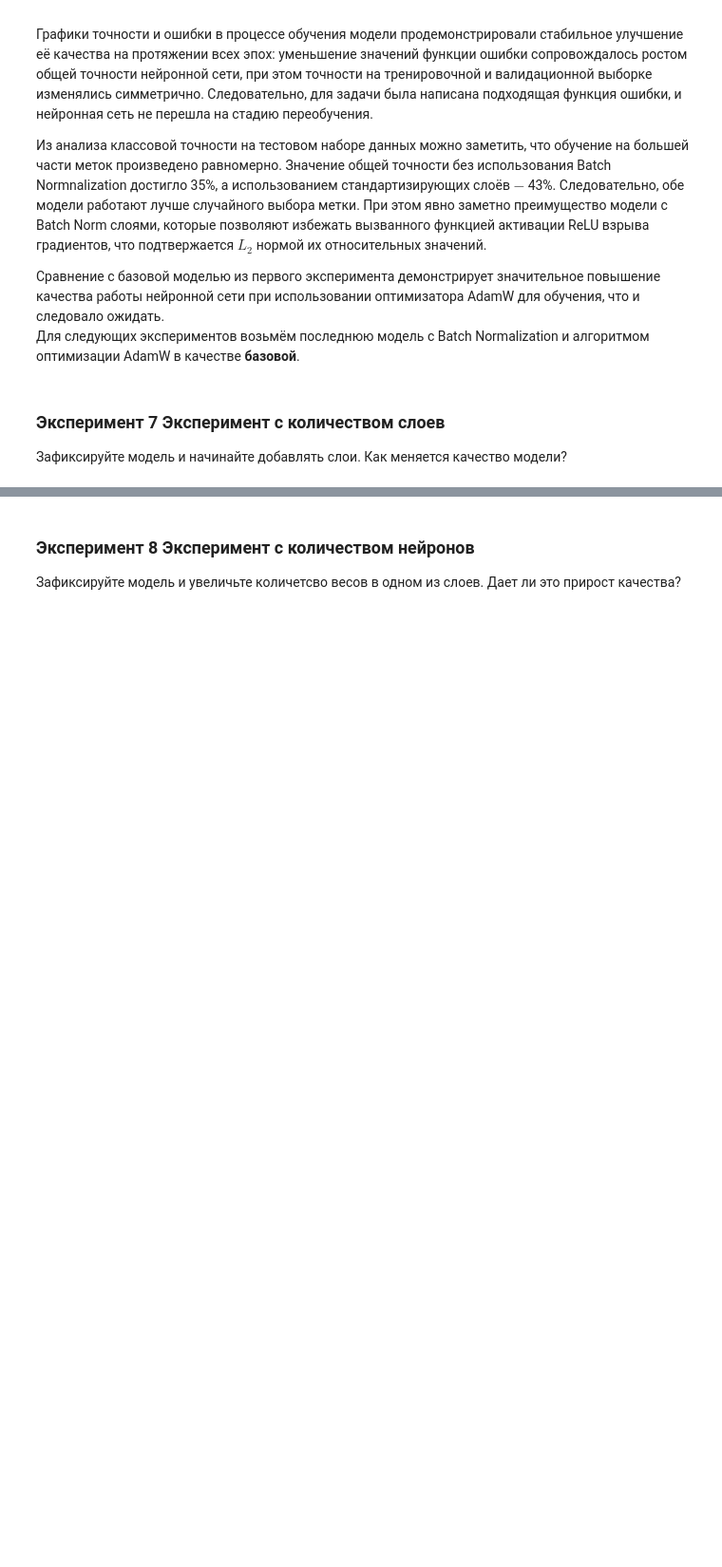
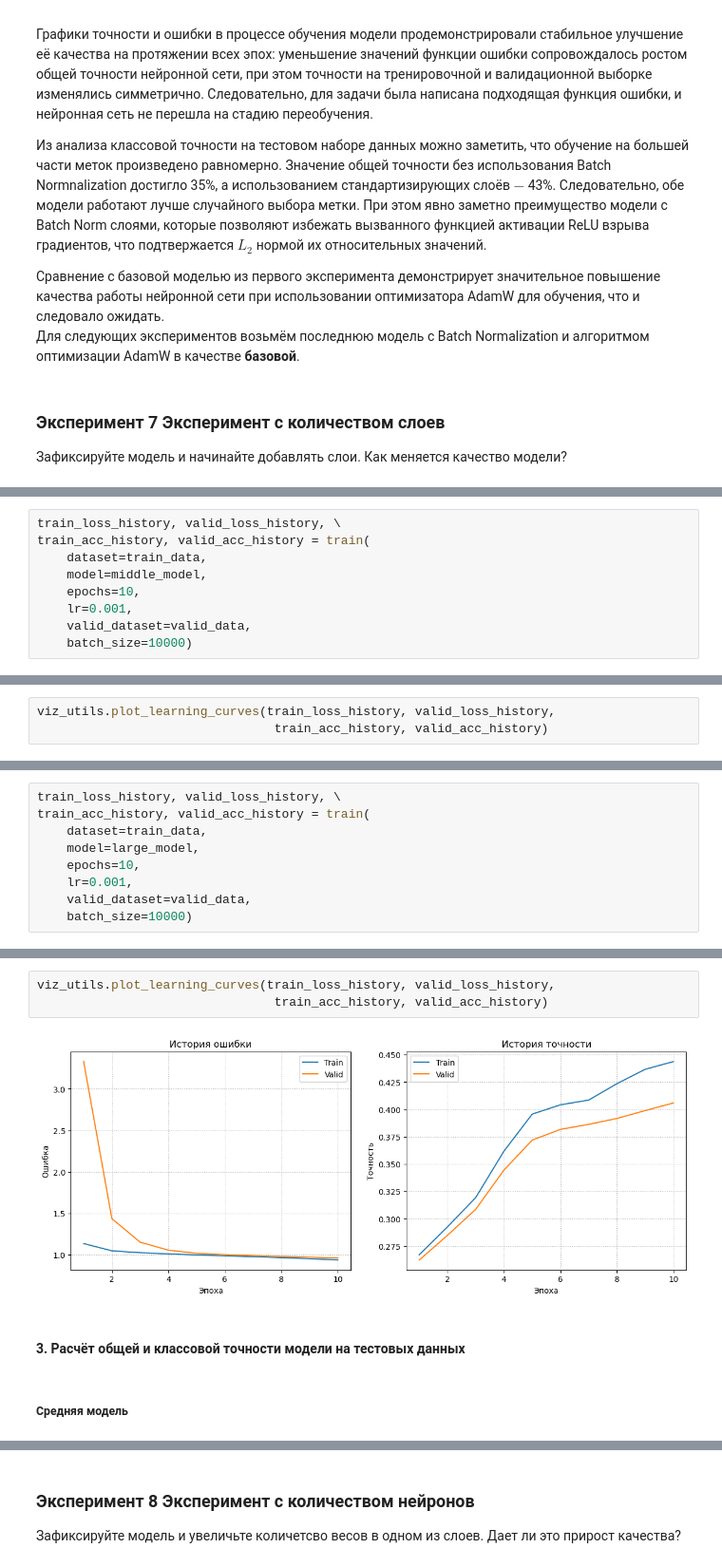
Before and after one commit to DmitryInd/Numpy-NN-Framework, a Jupyter notebook: numpy_neural_net_HW.ipynb, the cells around one changed output, grey strips where cells are left out. Shown at 95% size. Saved outputs shown, nothing was run; the diff lists cells and outputs as text; blank space fills up the shorter version.

```diff
--- a/numpy_neural_net_HW.ipynb
+++ b/numpy_neural_net_HW.ipynb
@@ -1171,0 +1228,9 @@ weighted avg       0.43      0.43      0.42     10000
+# %%
+train_loss_history, valid_loss_history, \
+train_acc_history, valid_acc_history = train(
+    dataset=train_data,
+    model=middle_model,
+    epochs=10,
+    lr=0.001,
+    valid_dataset=valid_data,
+    batch_size=10000)
@@ -1171,0 +1250,3 @@ weighted avg       0.43      0.43      0.42     10000
+# %%
+viz_utils.plot_learning_curves(train_loss_history, valid_loss_history,
+                                train_acc_history, valid_acc_history)
@@ -1171,0 +1257,9 @@ weighted avg       0.43      0.43      0.42     10000
+# %%
+train_loss_history, valid_loss_history, \
+train_acc_history, valid_acc_history = train(
+    dataset=train_data,
+    model=large_model,
+    epochs=10,
+    lr=0.001,
+    valid_dataset=valid_data,
+    batch_size=10000)
@@ -1171,0 +1279,9 @@ weighted avg       0.43      0.43      0.42     10000
+# %%
+viz_utils.plot_learning_curves(train_loss_history, valid_loss_history,
+                                train_acc_history, valid_acc_history)
+# %% [output]
+[figure, added]
+# %% [markdown]
+#### 3. Расчёт общей и классовой точности модели на тестовых данных
+# %% [markdown]
+##### Средняя модель
```
Also changed, not shown: parts of 100 cells of this notebook.
